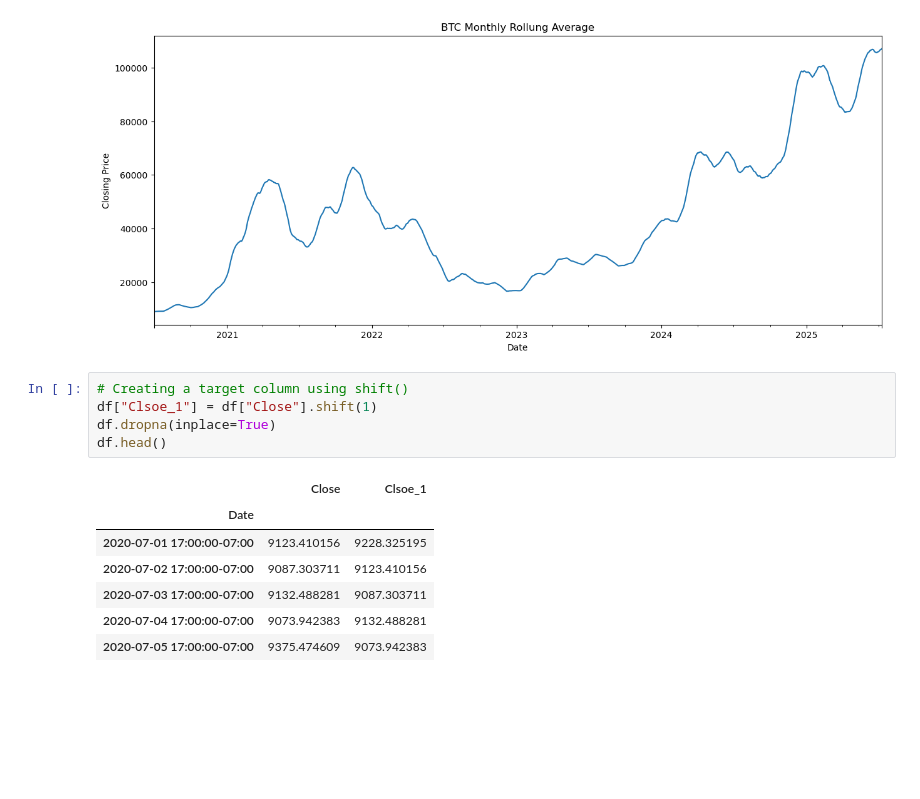
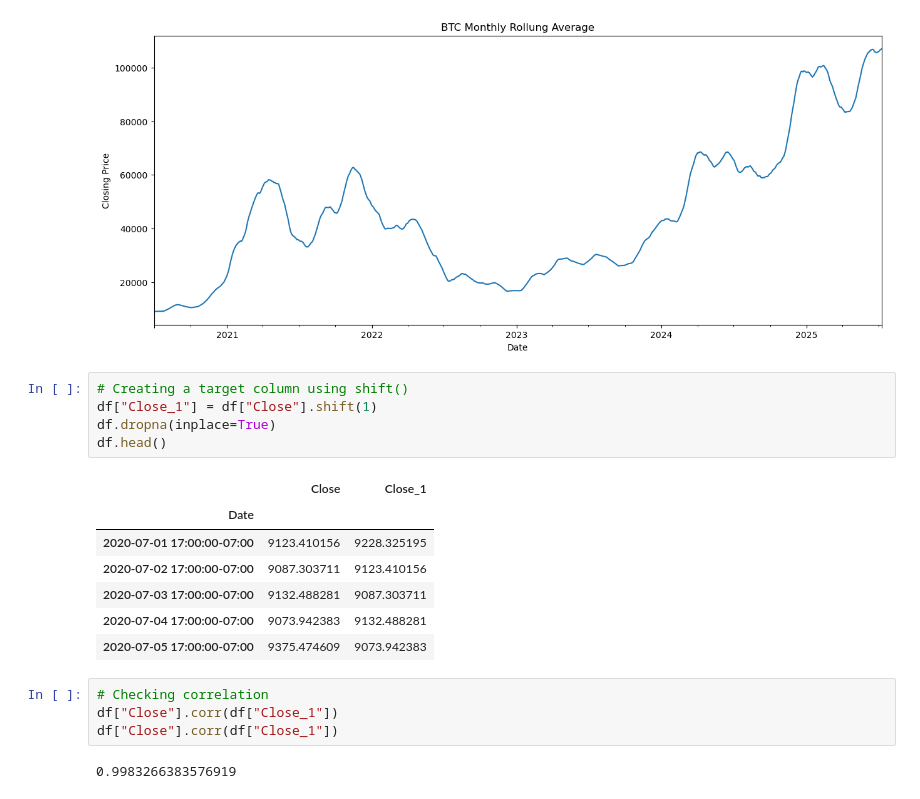
Before and after one commit to serialdotai/btc-closing-price-tracker, a Jupyter notebook: linear_reg_btc.ipynb, the cells around one changed output. Cells and saved outputs as stored; diff of their text form; blank space fills up the shorter version.

```diff
--- a/linear_reg_btc.ipynb
+++ b/linear_reg_btc.ipynb
@@ -124,14 +132,20 @@ df["Close"].rolling(30, min_periods=1).mean().plot(ax=ax, ylabel="Closing Price"
 [figure]
 # %%
 # Creating a target column using shift()
-df["Clsoe_1"] = df["Close"].shift(1)
+df["Close_1"] = df["Close"].shift(1)
 df.dropna(inplace=True)
 df.head()
 # %% [output]
-|  | Close | Clsoe_1 |
+|  | Close | Close_1 |
 | Date |  |  |
 | 2020-07-01 17:00:00-07:00 | 9123.410156 | 9228.325195 |
 | 2020-07-02 17:00:00-07:00 | 9087.303711 | 9123.410156 |
 | 2020-07-03 17:00:00-07:00 | 9132.488281 | 9087.303711 |
 | 2020-07-04 17:00:00-07:00 | 9073.942383 | 9132.488281 |
 | 2020-07-05 17:00:00-07:00 | 9375.474609 | 9073.942383 |
+# %%
+# Checking correlation
+df["Close"].corr(df["Close_1"])
+df["Close"].corr(df["Close_1"])
+# %% [output]
+0.9983266383576919
```
Also changed, not shown: parts of 7 cells of this notebook.
